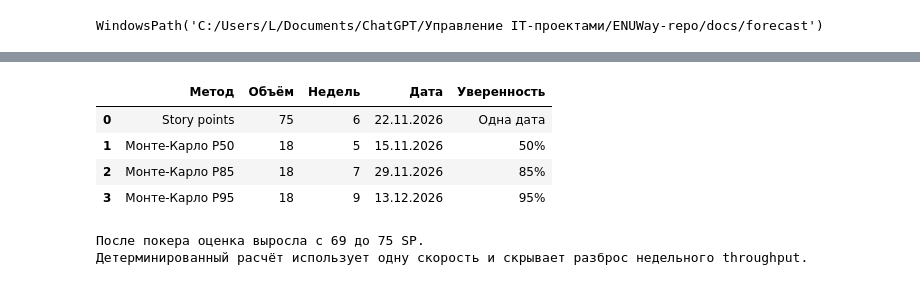
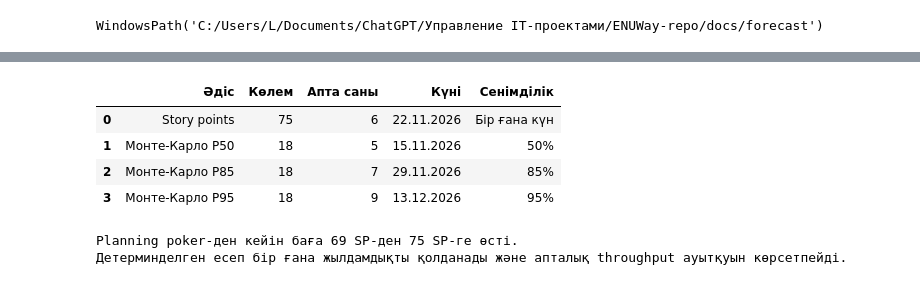
Before and after one commit to nypucjiam-create/ENUWay, a Jupyter notebook: docs/forecast/lz6-monte-carlo.ipynb, the cells around one changed output, grey strips where cells are left out. Saved outputs shown, nothing was run; the diff lists cells and outputs as text; code cells hidden in the pictures.

```diff
--- a/docs/forecast/lz6-monte-carlo.ipynb
+++ b/docs/forecast/lz6-monte-carlo.ipynb
@@ -97,7 +97,7 @@ for run in range(RUNS):
         completed += int(rng.choice(throughput))
         weeks += 1
         if weeks > 520:
-            raise RuntimeError("Симуляция не сходится")
+            raise RuntimeError("Симуляция аяқталмады")
     weeks_to_finish[run] = weeks
 
 percentile_levels = [50, 70, 85, 95]
@@ -110,9 +110,9 @@ percentile_dates = {
     for p, weeks in percentile_weeks.items()
 }
 forecast = pd.DataFrame({
-    "Вероятность завершить не позже": [f"P{p}" for p in percentile_levels],
-    "Недель": [percentile_weeks[p] for p in percentile_levels],
-    "Дата": [percentile_dates[p].strftime("%d.%m.%Y") for p in percentile_levels],
+    "Осы күннен кешіктірмей аяқтау ықтималдығы": [f"P{p}" for p in percentile_levels],
+    "Апта саны": [percentile_weeks[p] for p in percentile_levels],
+    "Күні": [percentile_dates[p].strftime("%d.%m.%Y") for p in percentile_levels],
 })
 display(forecast)
 forecast.to_csv(BASE / "forecast-summary.csv", index=False, encoding="utf-8-sig")
@@ -154,27 +154,27 @@ plt.show()
 # %%
 backlog = pd.read_csv(BASE.parent / "requirements" / "backlog.csv")
 original_sp = int(backlog["Story Points"].sum())
 poker = pd.read_csv(BASE / "planning-poker.csv")
 original_first_ten = int(backlog.iloc[:10]["Story Points"].sum())
-revised_first_ten = int(poker["Consensus SP"].sum())
+revised_first_ten = int(poker["Келісілген SP"].sum())
 revised_total_sp = original_sp - original_first_ten + revised_first_ten
 assumed_velocity = 14
 deterministic_weeks = math.ceil(revised_total_sp / assumed_velocity)
 deterministic_date = FORECAST_START + timedelta(days=7 * deterministic_weeks - 1)
 comparison = pd.DataFrame([
-    ["Story points", revised_total_sp, deterministic_weeks, deterministic_date.strftime("%d.%m.%Y"), "Одна дата"],
+    ["Story points", revised_total_sp, deterministic_weeks, deterministic_date.strftime("%d.%m.%Y"), "Бір ғана күн"],
     ["Монте-Карло P50", BACKLOG_ITEMS, percentile_weeks[50], percentile_dates[50].strftime("%d.%m.%Y"), "50%"],
     ["Монте-Карло P85", BACKLOG_ITEMS, percentile_weeks[85], percentile_dates[85].strftime("%d.%m.%Y"), "85%"],
     ["Монте-Карло P95", BACKLOG_ITEMS, percentile_weeks[95], percentile_dates[95].strftime("%d.%m.%Y"), "95%"],
-], columns=["Метод", "Объём", "Недель", "Дата", "Уверенность"])
+], columns=["Әдіс", "Көлем", "Апта саны", "Күні", "Сенімділік"])
 display(comparison)
-print(f"После покера оценка выросла с {original_sp} до {revised_total_sp} SP.")
-print("Детерминированный расчёт использует одну скорость и скрывает разброс недельного throughput.")
+print(f"Planning poker-ден кейін баға {original_sp} SP-ден {revised_total_sp} SP-ге өсті.")
+print("Детерминделген есеп бір ғана жылдамдықты қолданады және апталық throughput ауытқуын көрсетпейді.")
 # %% [output]
-|  | Метод | Объём | Недель | Дата | Уверенность |
-| 0 | Story points | 75 | 6 | 22.11.2026 | Одна дата |
+|  | Әдіс | Көлем | Апта саны | Күні | Сенімділік |
+| 0 | Story points | 75 | 6 | 22.11.2026 | Бір ғана күн |
 | 1 | Монте-Карло P50 | 18 | 5 | 15.11.2026 | 50% |
 | 2 | Монте-Карло P85 | 18 | 7 | 29.11.2026 | 85% |
 | 3 | Монте-Карло P95 | 18 | 9 | 13.12.2026 | 95% |
-После покера оценка выросла с 69 до 75 SP.
-Детерминированный расчёт использует одну скорость и скрывает разброс недельного throughput.
+Planning poker-ден кейін баға 69 SP-ден 75 SP-ге өсті.
+Детерминделген есеп бір ғана жылдамдықты қолданады және апталық throughput ауытқуын көрсетпейді.
```
Also changed, not shown: parts of 22 cells of this notebook, 7 other files.
